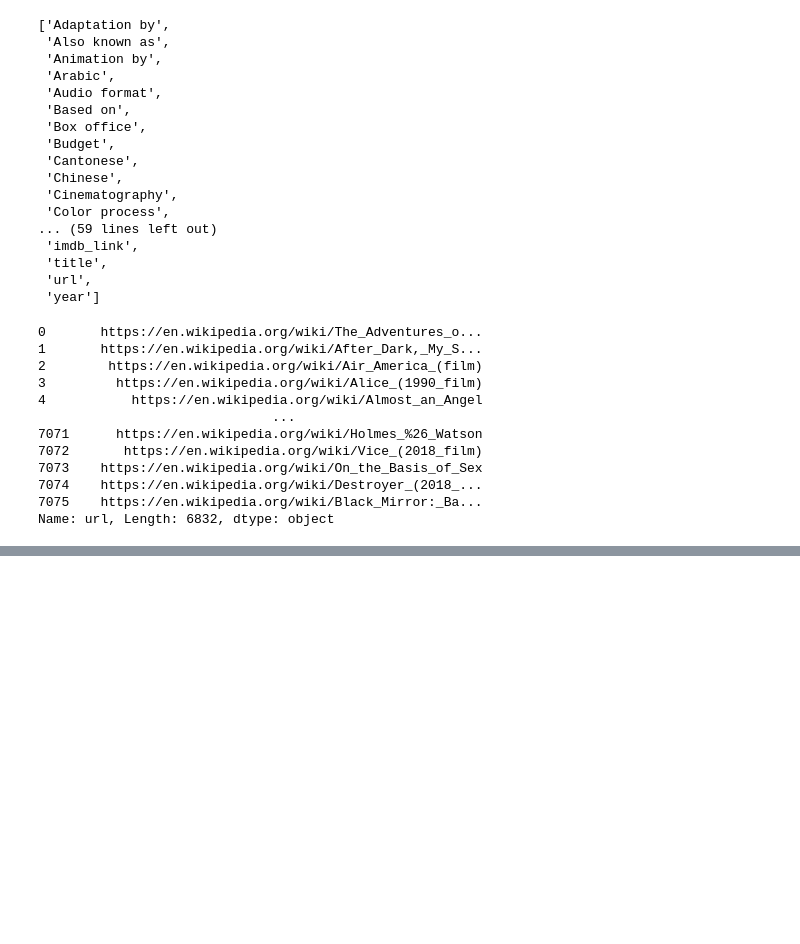
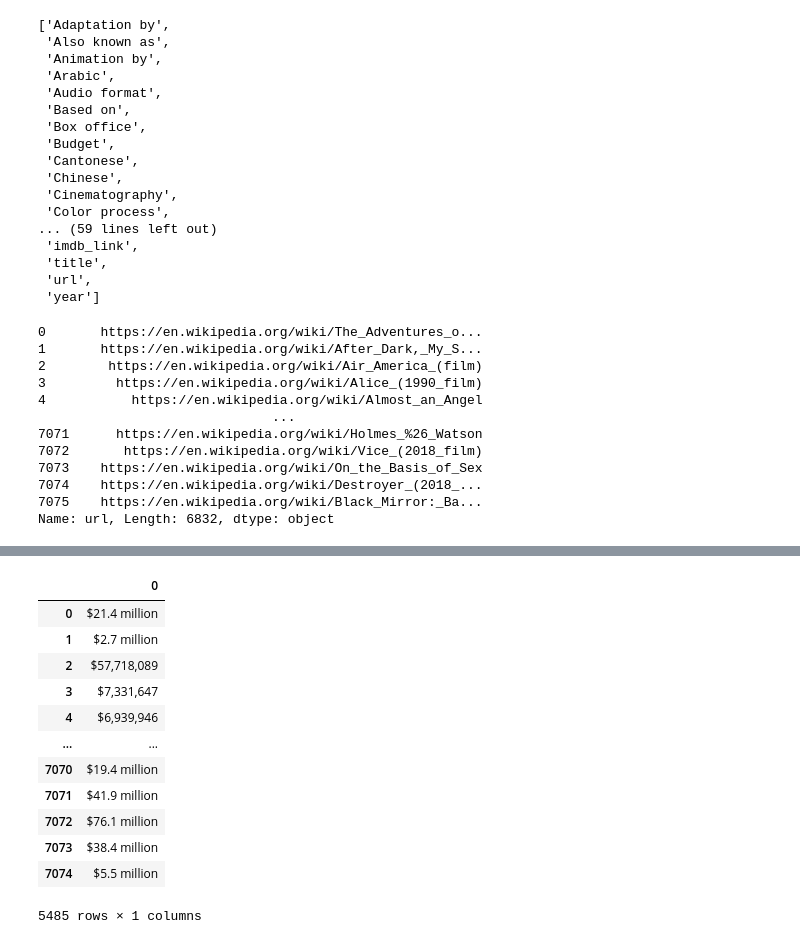
Before and after one commit to scottwesley31/Movies-ETL, a Jupyter notebook: data_extract.ipynb, the cells around one changed output, grey strips where cells are left out. Cells and saved outputs as stored; diff of their text form; code cells hidden in the pictures; blank space fills up the shorter version.

```diff
--- a/data_extract.ipynb
+++ b/data_extract.ipynb
@@ -297,0 +420,4 @@ sorted(wiki_movies_df.columns.tolist())
+# %%
+# Keep the columns listed in the cell above.
+wiki_columns_to_keep = [column for column in wiki_movies_df.columns if wiki_movies_df[column].isnull().sum() < len(wiki_movies_df) * 0.9]
+wiki_movies_df = wiki_movies_df[wiki_columns_to_keep]
@@ -297,0 +462,4 @@ sorted(wiki_movies_df.columns.tolist())
+# %%
+# Make a box_office series and drop missing values.
+box_office = wiki_movies_df['Box office'].dropna()
+len(box_office)
@@ -297,0 +504,6 @@ sorted(wiki_movies_df.columns.tolist())
+# %%
+# If values in the box_office series are a list, join each list item by a space. If it's not a list, leave it the same.
+box_office = box_office.apply(lambda x: ' '.join(x) if type(x) == list else x)
+
+# Display row 34 as an example of how it changed. (Before it was [US$, 4,212,828])
+box_office[34]
@@ -297,0 +570,3 @@ sorted(wiki_movies_df.columns.tolist())
+# %%
+# Some values are given as a range.
+box_office = box_office.str.replace(r'\$.*[—–-](?![a-z])', '$', regex=True)
@@ -297,0 +594,18 @@ sorted(wiki_movies_df.columns.tolist())
+# %%
+# Extract and convert the box_office values. The str.extract() will return a DataFrame where every column is the data
+# that matches a capture group.
+box_office.str.extract(f'({form_one}|{form_two})')
+# %% [output]
+|  | 0 |
+| 0 | $21.4 million |
+| 1 | $2.7 million |
+| 2 | $57,718,089 |
+| 3 | $7,331,647 |
+| 4 | $6,939,946 |
+| ... | ... |
+| 7070 | $19.4 million |
+| 7071 | $41.9 million |
+| 7072 | $76.1 million |
+| 7073 | $38.4 million |
+| 7074 | $5.5 million |
+5485 rows × 1 columns
```
Also changed, not shown: parts of 26 cells of this notebook.
